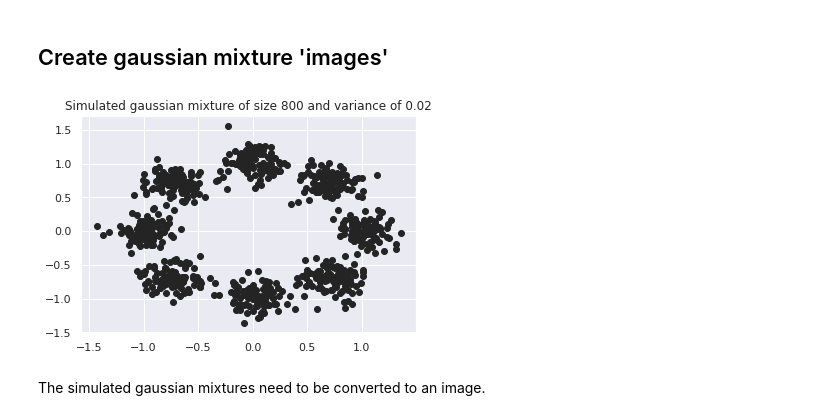
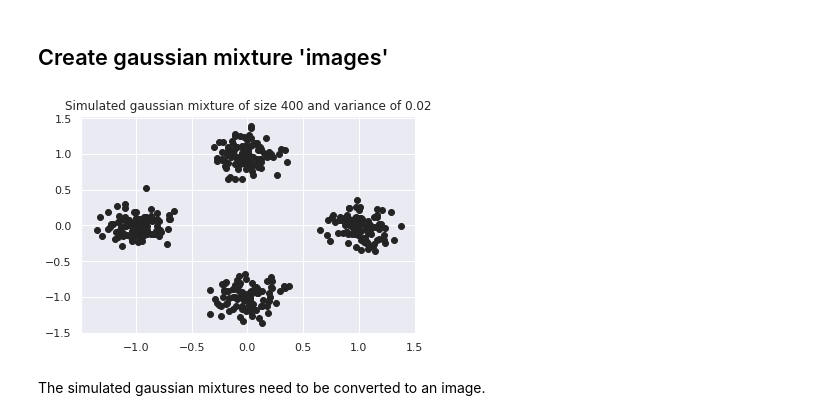
Before and after one commit to philomenec/Optimal-Transport, a Jupyter notebook: OTGAN.ipynb, the cells around one changed output. Drawn from its saved outputs; the diff is of its cells as text; code cells hidden in the pictures.

```diff
--- a/OTGAN.ipynb
+++ b/OTGAN.ipynb
@@ -290,7 +269,7 @@ plt.show()
 # %% [markdown]
 ## Create gaussian mixture 'images'
 # %%
-def simulate_gaussian_mixture(cov_mixt_ratio, size_mixt, nb_modes = 8):
+def simulate_gaussian_mixture(cov_mixt_ratio, size_mixt, nb_modes = 4):
     '''Simulate gaussian mixture with nb_modes modes arranges around the unit circle
     Inputs :
     cov_mixt_ratio : the ratio by which the identity is divided when defining the covariance matrix
@@ -311,15 +290,15 @@ def simulate_gaussian_mixture(cov_mixt_ratio, size_mixt, nb_modes = 8):
         mixture_vect = np.concatenate([mixture_vect,mixture[i]])
     return mixture_vect
 # %%
-nb_modes = 8
+nb_modes = 4
 size_mixt = 100
 cov_mixt_ratio = 50 #aparent modes but not too separeted
 mixture_vect = simulate_gaussian_mixture(cov_mixt_ratio, size_mixt, nb_modes)
 plt.scatter(mixture_vect[:,0],mixture_vect[:,1])
 plt.title("Simulated gaussian mixture of size "+str(nb_modes*size_mixt)+" and variance of "+str(1/cov_mixt_ratio))
 plt.show()
 # %% [output]
-[figure, old version]
+[figure, new version]
 # %% [markdown]
 The simulated gaussian mixtures need to be converted to an image.
 # %%
```
Also changed, not shown: parts of 77 cells of this notebook.
